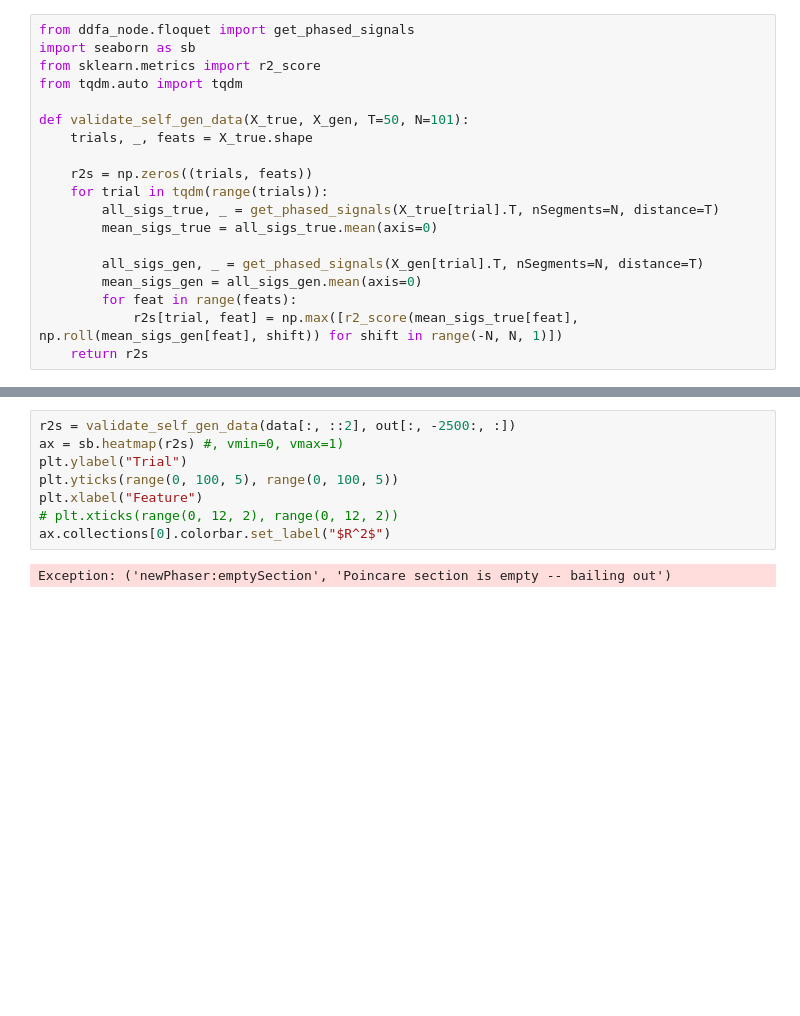
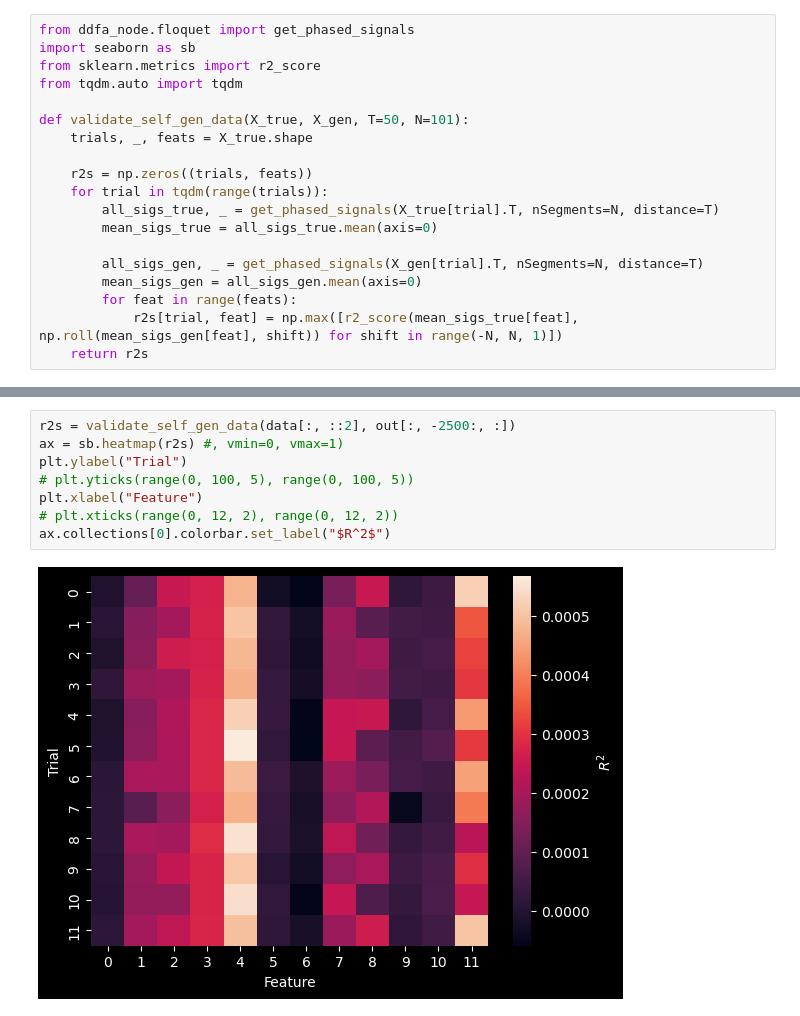
Before and after one commit to Michaelhess17/NeuralODE, a Jupyter notebook: add_velocity.00.ipynb, the cells around one changed output, grey strips where cells are left out. Saved outputs shown, nothing was run; the diff lists cells and outputs as text; blank space fills up the shorter version.

```diff
--- a/add_velocity.00.ipynb
+++ b/add_velocity.00.ipynb
@@ -178,10 +180,10 @@ plt.plot(out[2, :, 1])
 # %%
 r2s = validate_self_gen_data(data[:, ::2], out[:, -2500:, :])
 ax = sb.heatmap(r2s) #, vmin=0, vmax=1)
 plt.ylabel("Trial")
-plt.yticks(range(0, 100, 5), range(0, 100, 5))
+# plt.yticks(range(0, 100, 5), range(0, 100, 5))
 plt.xlabel("Feature")
 # plt.xticks(range(0, 12, 2), range(0, 12, 2))
 ax.collections[0].colorbar.set_label("$R^2$")
 # %% [output]
-Exception: ('newPhaser:emptySection', 'Poincare section is empty -- bailing out')
+[figure, added]
```
Also changed, not shown: parts of 10 cells of this notebook, 1 other file.
